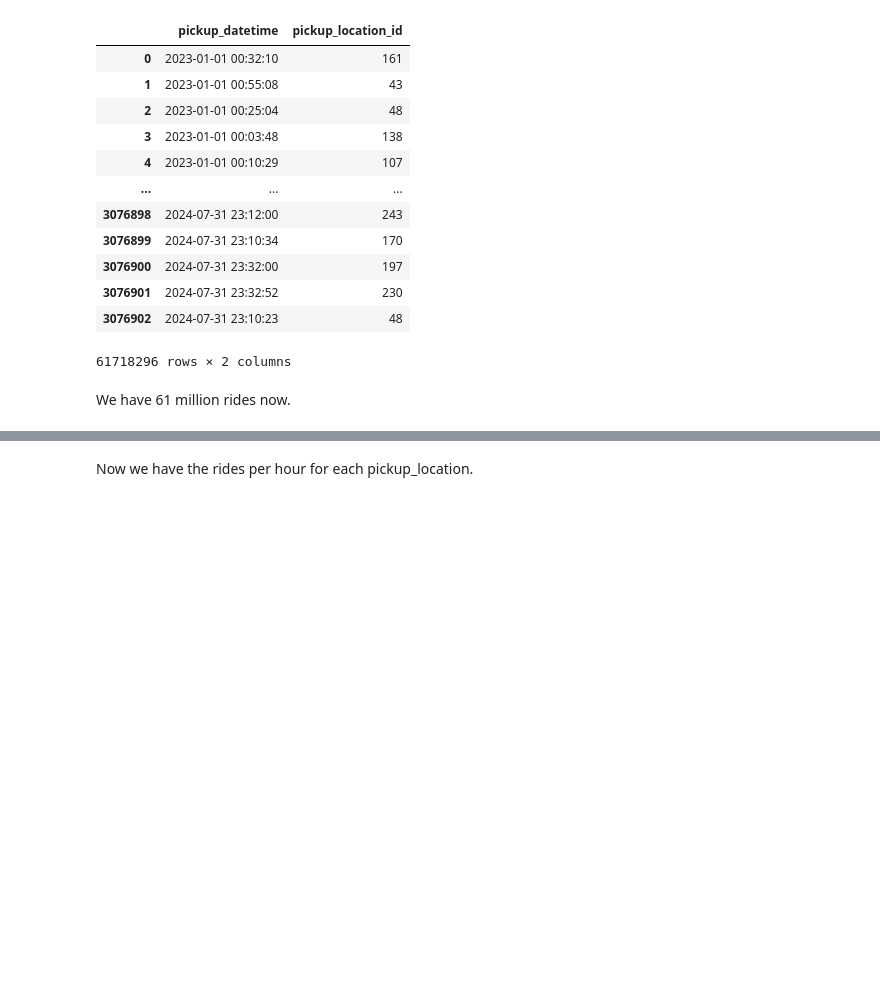
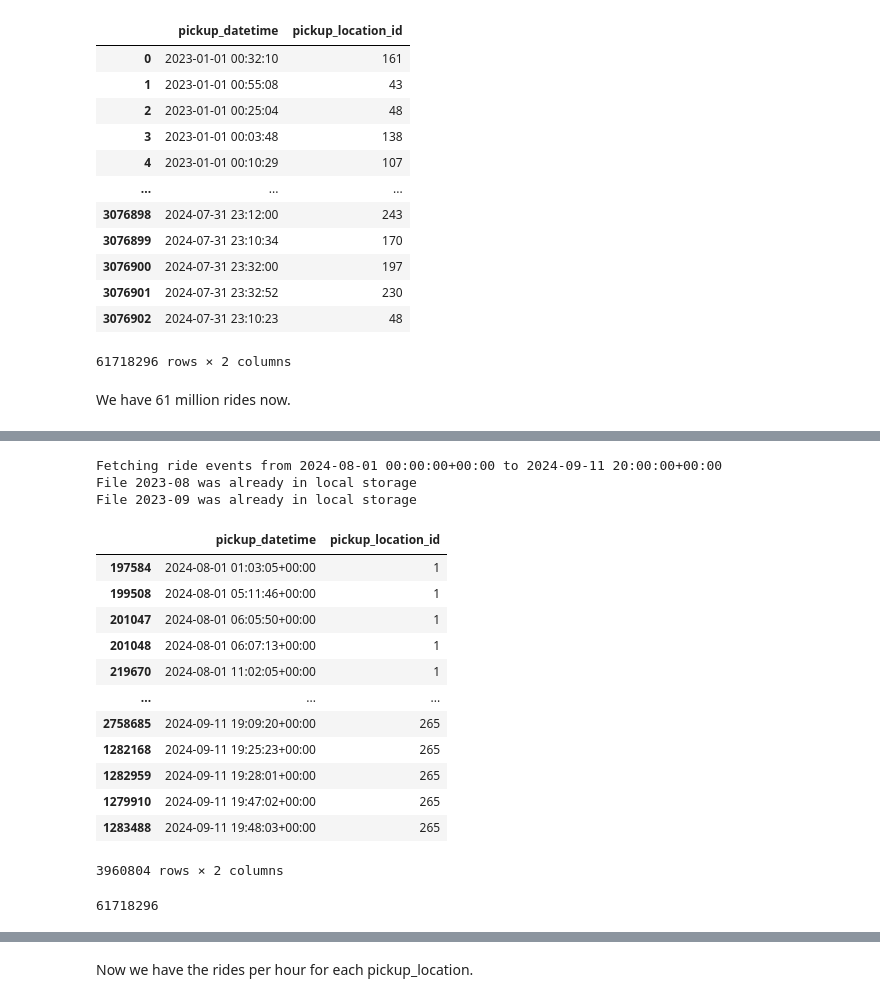
Before and after one commit to ryslipe/taxi_demand_predictor, a Jupyter notebook: notebooks/11_backfill_feature_store.ipynb, the cells around one changed output, grey strips where cells are left out. Saved outputs shown, nothing was run; the diff lists cells and outputs as text; code cells hidden in the pictures; blank space fills up the shorter version.

Commit message:
backfilled synthetic data for august and sep

```diff
--- a/notebooks/11_backfill_feature_store.ipynb
+++ b/notebooks/11_backfill_feature_store.ipynb
@@ -70,0 +130,24 @@ We have 61 million rides now.
+# %%
+rides_synthetic = fetch_ride_events_from_data_warehouse(august, sep)
+rides_synthetic
+# %% [output]
+Fetching ride events from 2024-08-01 00:00:00+00:00 to 2024-09-11 20:00:00+00:00
+File 2023-08 was already in local storage
+File 2023-09 was already in local storage
+|  | pickup_datetime | pickup_location_id |
+| 197584 | 2024-08-01 01:03:05+00:00 | 1 |
+| 199508 | 2024-08-01 05:11:46+00:00 | 1 |
+| 201047 | 2024-08-01 06:05:50+00:00 | 1 |
+| 201048 | 2024-08-01 06:07:13+00:00 | 1 |
+| 219670 | 2024-08-01 11:02:05+00:00 | 1 |
+| ... | ... | ... |
+| 2758685 | 2024-09-11 19:09:20+00:00 | 265 |
+| 1282168 | 2024-09-11 19:25:23+00:00 | 265 |
+| 1282959 | 2024-09-11 19:28:01+00:00 | 265 |
+| 1279910 | 2024-09-11 19:47:02+00:00 | 265 |
+| 1283488 | 2024-09-11 19:48:03+00:00 | 265 |
+3960804 rows × 2 columns
+# %%
+len(rides)
+# %% [output]
+61718296
```
Also changed, not shown: parts of 20 cells of this notebook, 1 other file.
